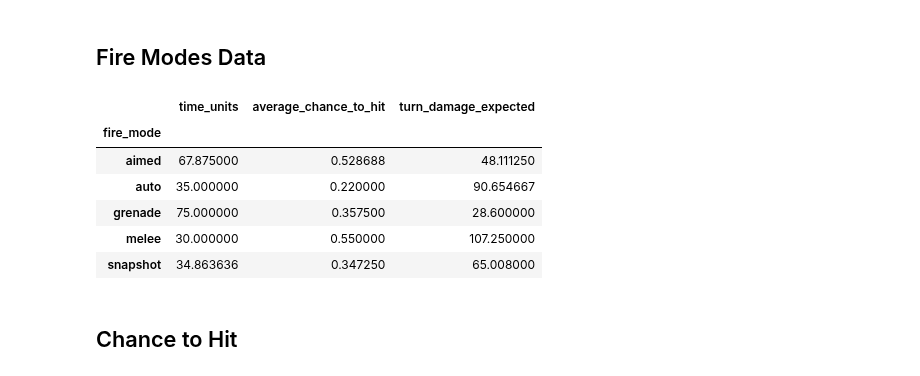
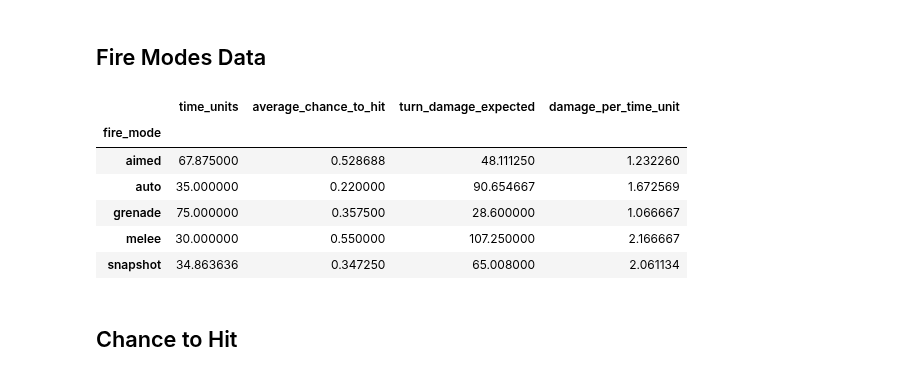
Before and after one commit to Bernardo-MG/xcom-analysis-jupyter-notebook, a Jupyter notebook: enemy_unknown/weapon_firemodes.ipynb, the cells around one changed output. Drawn from its saved outputs; the diff is of its cells as text; code cells hidden in the pictures.

Commit message:
Added damage per TU

```diff
--- a/enemy_unknown/weapon_firemodes.ipynb
+++ b/enemy_unknown/weapon_firemodes.ipynb
@@ -9,17 +9,17 @@ import pandas as pd
 # %% [markdown]
 ## Fire Modes Data
 # %%
-weapon_firemodes = weapon_data[ ["fire_mode", "time_units", "average_chance_to_hit", "turn_damage_expected"] ]
+weapon_firemodes = weapon_data[ ["fire_mode", "time_units", "average_chance_to_hit", "turn_damage_expected", "damage_per_time_unit"] ]
 weapon_firemodes = weapon_firemodes.groupby("fire_mode").mean()
 weapon_firemodes
 # %% [output]
-|  | time_units | average_chance_to_hit | turn_damage_expected |
-| fire_mode |  |  |  |
-| aimed | 67.875000 | 0.528688 | 48.111250 |
-| auto | 35.000000 | 0.220000 | 90.654667 |
-| grenade | 75.000000 | 0.357500 | 28.600000 |
-| melee | 30.000000 | 0.550000 | 107.250000 |
-| snapshot | 34.863636 | 0.347250 | 65.008000 |
+|  | time_units | average_chance_to_hit | turn_damage_expected | damage_per_time_unit |
+| fire_mode |  |  |  |  |
+| aimed | 67.875000 | 0.528688 | 48.111250 | 1.232260 |
+| auto | 35.000000 | 0.220000 | 90.654667 | 1.672569 |
+| grenade | 75.000000 | 0.357500 | 28.600000 | 1.066667 |
+| melee | 30.000000 | 0.550000 | 107.250000 | 2.166667 |
+| snapshot | 34.863636 | 0.347250 | 65.008000 | 2.061134 |
 # %% [markdown]
 ## Chance to Hit
 # %%
```
Also changed, not shown: parts of 3 cells of this notebook.
